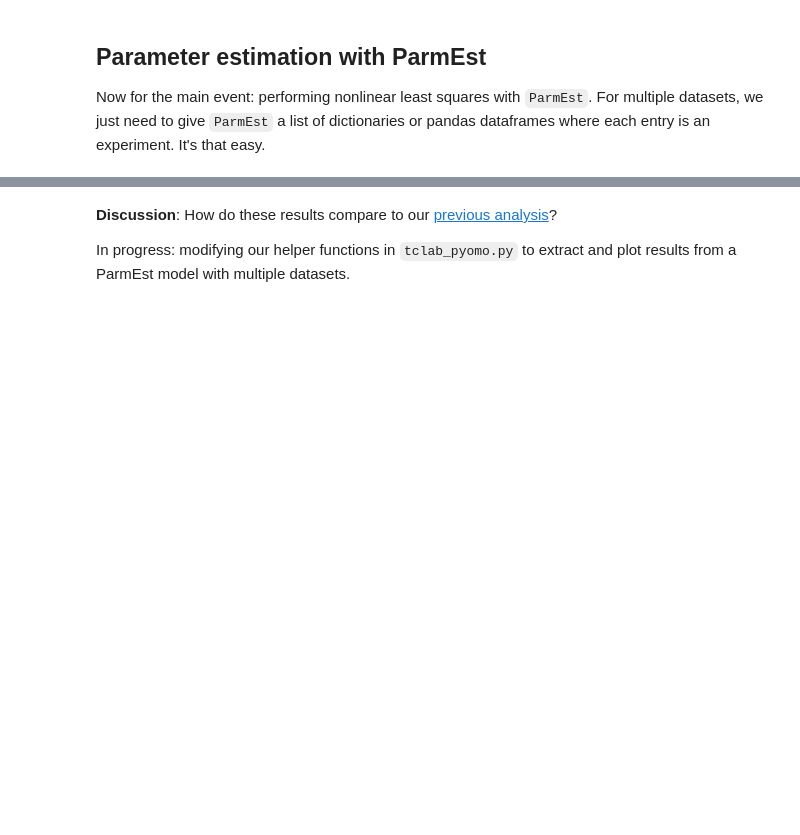
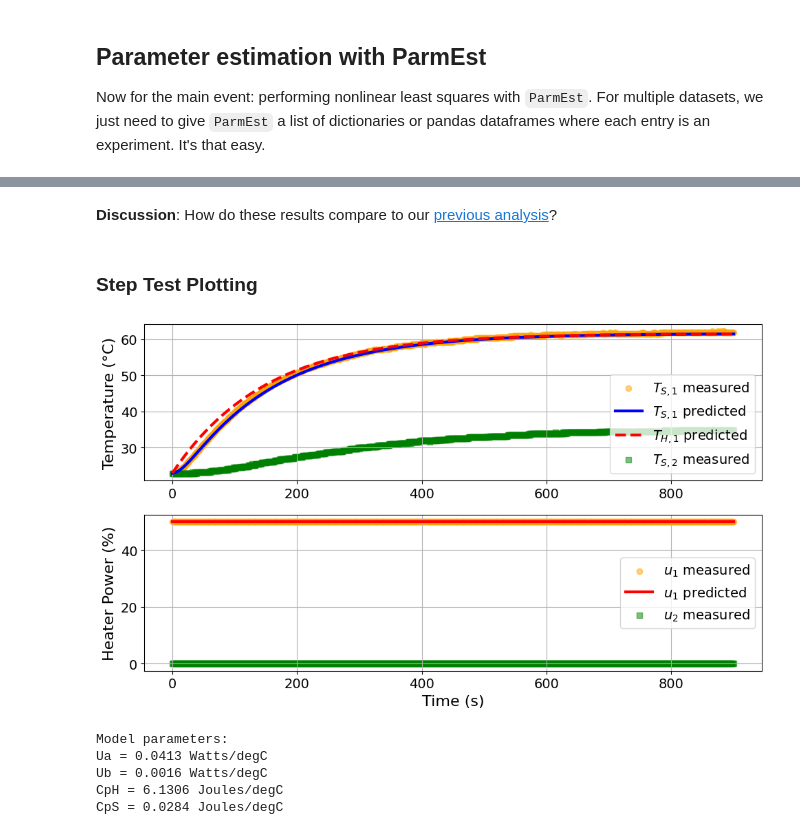
Before and after one commit to dowlinglab/pyomo-doe, a Jupyter notebook: notebooks/parmest_bonus.ipynb, the cells around one changed output, grey strips where cells are left out. Cells and saved outputs as stored; diff of their text form; code cells hidden in the pictures; blank space fills up the shorter version.

```diff
--- a/notebooks/parmest_bonus.ipynb
+++ b/notebooks/parmest_bonus.ipynb
@@ -14,11 +14,14 @@ if on_colab:
 
 # import TCLab model, simulation, and data analysis functions
 from tclab_pyomo import (
-    TCLabExperiment,
-    create_model,
+    TC_Lab_data,
+    TC_Lab_experiment,
     extract_results,
     extract_plot_results,
 )
+
+# set default number of states in the TCLab model
+number_tclab_states = 2
 # %% [markdown]
 ## Load and explore experimental data (step test)
 # %%
@@ -154,0 +114,12 @@ EXIT: Optimal Solution Found.
+# %%
+import pyomo.contrib.parmest.parmest as parmest
+
+# First, we need to define both experiments
+TC_Lab_sine_exp = TC_Lab_experiment(data=tc_data_sine, number_of_states=number_tclab_states)
+TC_Lab_step_exp = TC_Lab_experiment(data=tc_data_step, number_of_states=number_tclab_states)
+
+# Since everything has been labeled properly in the Experiment object, we simply invoke
+# parmest's Estimator function to estimate the parameters on the list of experiments!
+pest = parmest.Estimator([TC_Lab_sine_exp, TC_Lab_step_exp, ], obj_function='SSE', tee=True)
+
+obj, theta = pest.theta_est()
@@ -164,5 +153,16 @@ inv_CpS    99.999995
 dtype: float64
 # %% [markdown]
 **Discussion**: How do these results compare to our [previous analysis](../notebooks/parmest.ipynb)?
-
-In progress: modifying our helper functions in `tclab_pyomo.py` to extract and plot results from a ParmEst model with multiple datasets.
+# %% [markdown]
+### Step Test Plotting
+# %%
+parmest_regression_results = extract_plot_results(
+    tc_data_step, pest.ef_instance.Scenario1
+)
+# %% [output]
+[figure, added]
+Model parameters:
+Ua = 0.0413 Watts/degC
+Ub = 0.0016 Watts/degC
+CpH = 6.1306 Joules/degC
+CpS = 0.0284 Joules/degC
```
Also changed, not shown: parts of 13 cells of this notebook, 1 other file.
